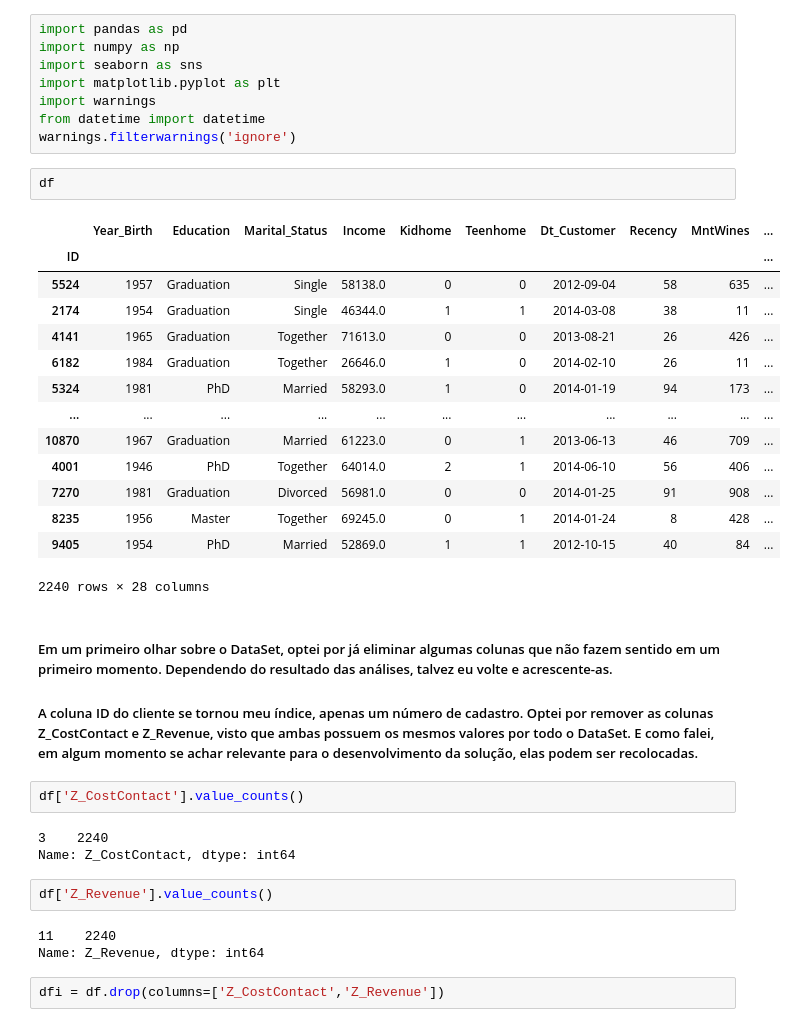
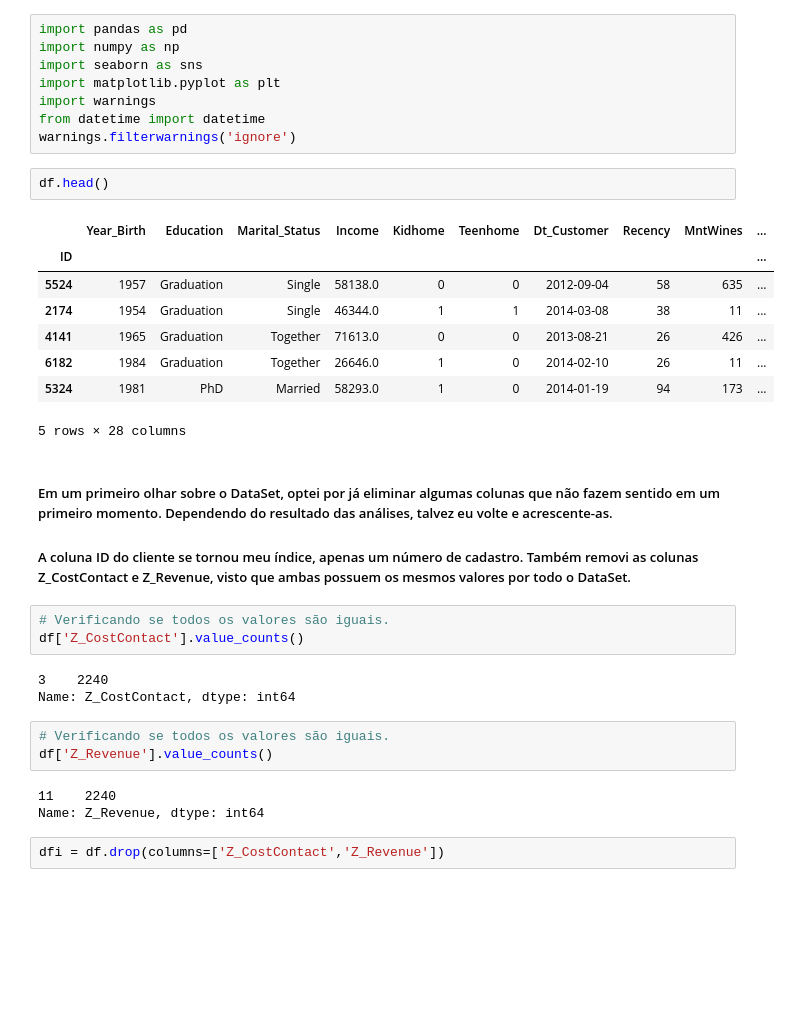
Before and after one commit to Pedro4010/caseifood, a Jupyter notebook: caseifood.ipynb, the cells around one changed output. Saved outputs shown, nothing was run; the diff lists cells and outputs as text; blank space fills up the shorter version.

```diff
--- a/caseifood.ipynb
+++ b/caseifood.ipynb
@@ -48,34 +48,30 @@ import warnings
 from datetime import datetime
 warnings.filterwarnings('ignore')
 # %%
-df
+df.head()
 # %% [output]
 |  | Year_Birth | Education | Marital_Status | Income | Kidhome | Teenhome | Dt_Customer | Recency | MntWines | ... |
 | ID |  |  |  |  |  |  |  |  |  | ... |
 | 5524 | 1957 | Graduation | Single | 58138.0 | 0 | 0 | 2012-09-04 | 58 | 635 | ... |
 | 2174 | 1954 | Graduation | Single | 46344.0 | 1 | 1 | 2014-03-08 | 38 | 11 | ... |
 | 4141 | 1965 | Graduation | Together | 71613.0 | 0 | 0 | 2013-08-21 | 26 | 426 | ... |
 | 6182 | 1984 | Graduation | Together | 26646.0 | 1 | 0 | 2014-02-10 | 26 | 11 | ... |
 | 5324 | 1981 | PhD | Married | 58293.0 | 1 | 0 | 2014-01-19 | 94 | 173 | ... |
-| ... | ... | ... | ... | ... | ... | ... | ... | ... | ... | ... |
-| 10870 | 1967 | Graduation | Married | 61223.0 | 0 | 1 | 2013-06-13 | 46 | 709 | ... |
-| 4001 | 1946 | PhD | Together | 64014.0 | 2 | 1 | 2014-06-10 | 56 | 406 | ... |
-| 7270 | 1981 | Graduation | Divorced | 56981.0 | 0 | 0 | 2014-01-25 | 91 | 908 | ... |
-| 8235 | 1956 | Master | Together | 69245.0 | 0 | 1 | 2014-01-24 | 8 | 428 | ... |
-| 9405 | 1954 | PhD | Married | 52869.0 | 1 | 1 | 2012-10-15 | 40 | 84 | ... |
-2240 rows × 28 columns
+5 rows × 28 columns
 # %% [markdown]
 ##### Em um primeiro olhar sobre o DataSet, optei por já eliminar algumas colunas que não fazem sentido em um primeiro momento. Dependendo do resultado das análises, talvez eu volte e acrescente-as.
-##### A coluna ID do cliente se tornou meu índice, apenas um número de cadastro. Optei por remover as colunas Z_CostContact e Z_Revenue, visto que ambas possuem os mesmos valores por todo o DataSet. E como falei, em algum momento se achar relevante para o desenvolvimento da solução, elas podem ser recolocadas.
+##### A coluna ID do cliente se tornou meu índice, apenas um número de cadastro. Também removi as colunas Z_CostContact e Z_Revenue, visto que ambas possuem os mesmos valores por todo o DataSet.
-# %%
-df['Z_CostContact'].value_counts()
-# %% [output]
-3    2240
-Name: Z_CostContact, dtype: int64
-# %%
-df['Z_Revenue'].value_counts()
-# %% [output]
-11    2240
-Name: Z_Revenue, dtype: int64
+# %%
+# Verificando se todos os valores são iguais.
+df['Z_CostContact'].value_counts()
+# %% [output]
+3    2240
+Name: Z_CostContact, dtype: int64
+# %%
+# Verificando se todos os valores são iguais.
+df['Z_Revenue'].value_counts()
+# %% [output]
+11    2240
+Name: Z_Revenue, dtype: int64
 # %%
 dfi = df.drop(columns=['Z_CostContact','Z_Revenue'])
```
Also changed, not shown: parts of 34 cells of this notebook.
